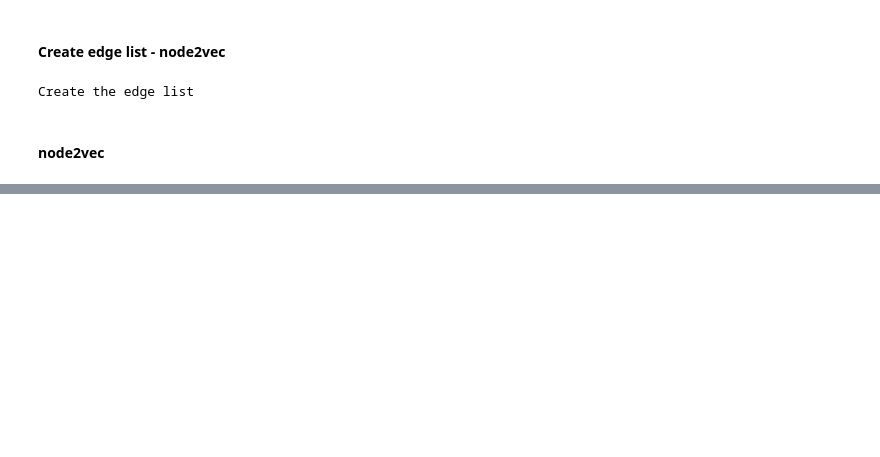
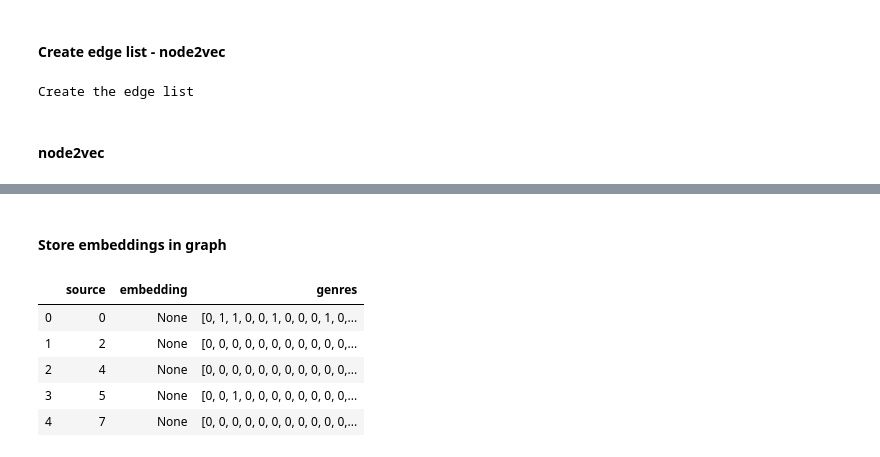
Before and after one commit to jonhealy1/stack_exchange_data_science, a Jupyter notebook: stack_data_science_node2vec.ipynb, the cells around one changed output, grey strips where cells are left out. Drawn from its saved outputs; the diff is of its cells as text; code cells hidden in the pictures; blank space fills up the shorter version.

```diff
--- a/stack_data_science_node2vec.ipynb
+++ b/stack_data_science_node2vec.ipynb
@@ -186,0 +259,2 @@ CalledProcessError: Command 'b'./node2vec -i:graph/movies.edgelist -o:emb/movies
+# %% [markdown]
+#### Store embeddings in graph
@@ -186,0 +298,36 @@ CalledProcessError: Command 'b'./node2vec -i:graph/movies.edgelist -o:emb/movies
+# %%
+# movies_tag_query = """\
+# MATCH (tag:TAG)
+# WITH tag ORDER BY tag.name
+# WITH collect(id(tag)) AS tags
+# MATCH (tag)-[:TAGS]->(c:CONTENT)
+# WITH tags, id(c) AS source, c.embedding AS embedding, collect(id(tag)) AS target
+# RETURN source, embedding, [t in tags | CASE WHEN t in target THEN 1 ELSE 0 END] AS genres
+# """
+
+# with driver.session() as session:
+#     result = session.run(movies_tag_query)
+#     df = pd.DataFrame([dict(row) for row in result])
+
+
+stack_tag_query = """\
+MATCH (con:CONTENT)
+WITH con ORDER BY con.text
+WITH collect(id(con)) AS cons
+MATCH (t:TAG)-[:TAGS]->(con)
+WITH cons, id(t) AS source, t.embedding AS embedding, collect(id(con)) AS target
+RETURN source, embedding, [c in cons | CASE WHEN c in target THEN 1 ELSE 0 END] AS genres
+"""
+
+with driver.session() as session:
+    result = session.run(stack_tag_query)
+    df = pd.DataFrame([dict(row) for row in result])
+# %%
+df.head()
+# %% [output]
+|  | source | embedding | genres |
+| 0 | 0 | None | [0, 1, 1, 0, 0, 1, 0, 0, 0, 1, 0,... |
+| 1 | 2 | None | [0, 0, 0, 0, 0, 0, 0, 0, 0, 0, 0,... |
+| 2 | 4 | None | [0, 0, 0, 0, 0, 0, 0, 0, 0, 0, 0,... |
+| 3 | 5 | None | [0, 0, 1, 0, 0, 0, 0, 0, 0, 0, 0,... |
+| 4 | 7 | None | [0, 0, 0, 0, 0, 0, 0, 0, 0, 0, 0,... |
```
Also changed, not shown: parts of 21 cells of this notebook, 15 other files.
